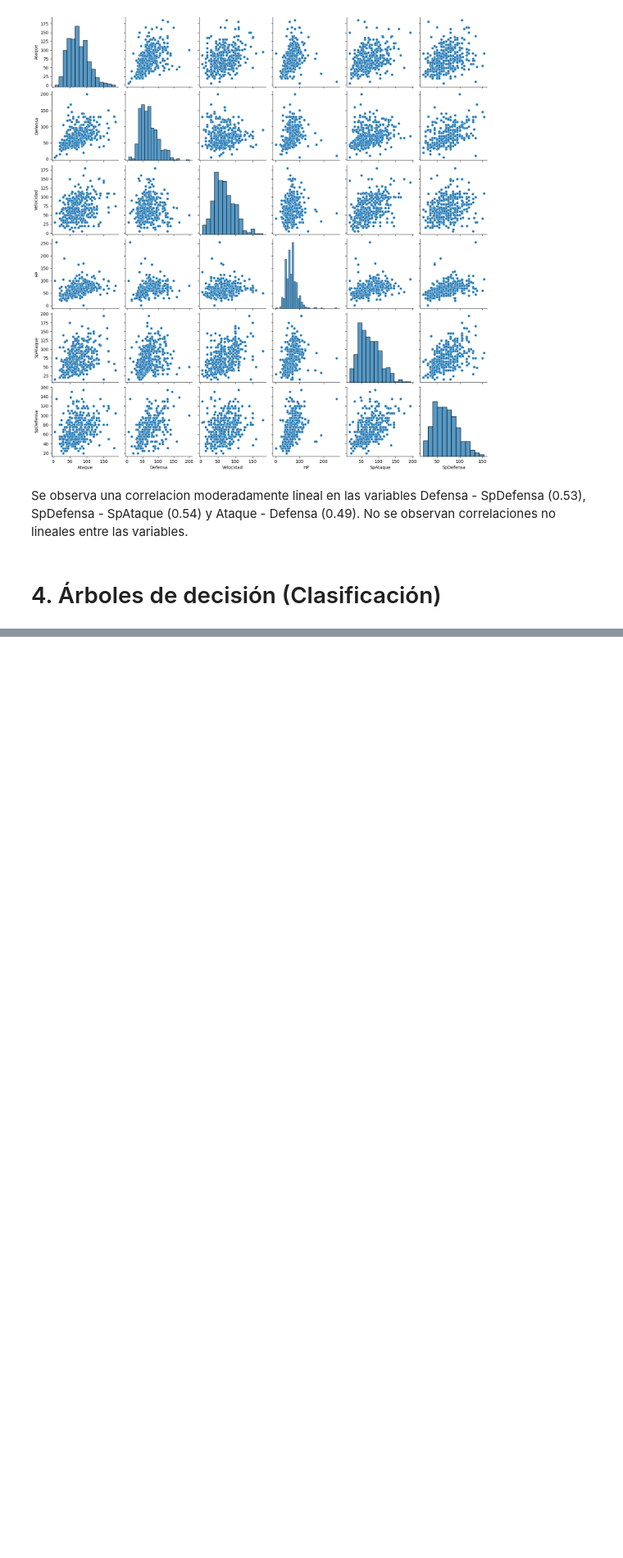
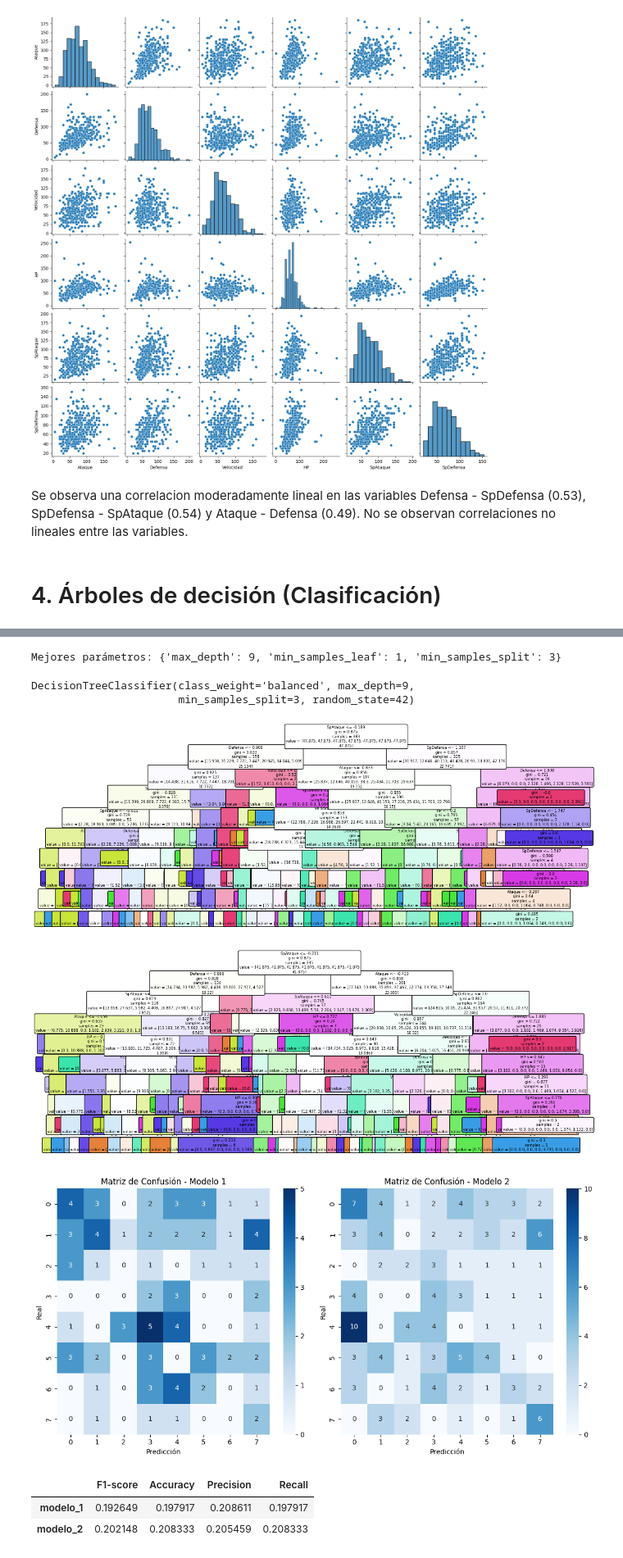
Before and after one commit to EugenioBravi/TP2_mineria, a Jupyter notebook: TP_2.ipynb, the cells around one changed output, grey strips where cells are left out. Shown at 82% size. Cells and saved outputs as stored; diff of their text form; code cells hidden in the pictures; blank space fills up the shorter version.

```diff
--- a/TP_2.ipynb
+++ b/TP_2.ipynb
@@ -397,0 +458,44 @@ arbol_clasificacion.fit(X_train_poke_esc_1,y_test_poke_1)
+# %%
+#Optimizamos los hiperparametros
+param_grid = {
+    'max_depth': list(range(3,15)),
+    'min_samples_leaf': list(range(1,20)),
+    'min_samples_split': list(range(2,20))
+}
+
+# Crear el GridSearchCV
+grid_search = GridSearchCV(estimator=tree.DecisionTreeClassifier(random_state=42,class_weight='balanced',splitter='best'), param_grid=param_grid,cv=4)
+
+# Ajustar el modelo
+grid_search.fit(X_train_poke_esc_1, y_train_poke_1)
+
+# Mostrar los mejores hiperparámetros
+print("Mejores parámetros:", grid_search.best_params_)
+# %% [output]
+Mejores parámetros: {'max_depth': 9, 'min_samples_leaf': 1, 'min_samples_split': 3}
+# %%
+arbol_clasificacion_ajustado_1 = tree.DecisionTreeClassifier(max_depth=9, min_samples_leaf=1, min_samples_split=3, random_state=42,class_weight='balanced',splitter='best')
+arbol_clasificacion_ajustado_1.fit(X_train_poke_esc_1,y_train_poke_1)
+arbol_clasificacion_ajustado_2 = tree.DecisionTreeClassifier(max_depth=9, min_samples_leaf=1, min_samples_split=3, random_state=42,class_weight='balanced',splitter='best')
+arbol_clasificacion_ajustado_2.fit(X_train_poke_esc_2,y_train_poke_2)
+# %% [output]
+DecisionTreeClassifier(class_weight='balanced', max_depth=9,
+                       min_samples_split=3, random_state=42)
+# %%
+features = list(X_train_poke_esc_1.columns)
+plt.figure(figsize=(14,6))
+tree.plot_tree(arbol_clasificacion_ajustado_1, feature_names=features, fontsize=6, filled=True, rounded=True)
+plt.show()
+
+plt.figure(figsize=(14,6))
+tree.plot_tree(arbol_clasificacion_ajustado_2, feature_names=features, fontsize=6, filled=True, rounded=True)
+plt.show()
+
+metricas_decision(arbol_clasificacion_ajustado_1.predict(X_test_poke_esc_1),arbol_clasificacion_ajustado_2.predict(X_test_poke_esc_2))
+# %% [output]
+[figure, added]
+[figure, added]
+[figure, added]
+|  | F1-score | Accuracy | Precision | Recall |
+| modelo_1 | 0.192649 | 0.197917 | 0.208611 | 0.197917 |
+| modelo_2 | 0.202148 | 0.208333 | 0.205459 | 0.208333 |
```
Also changed, not shown: parts of 12 cells of this notebook, 1 other file.
